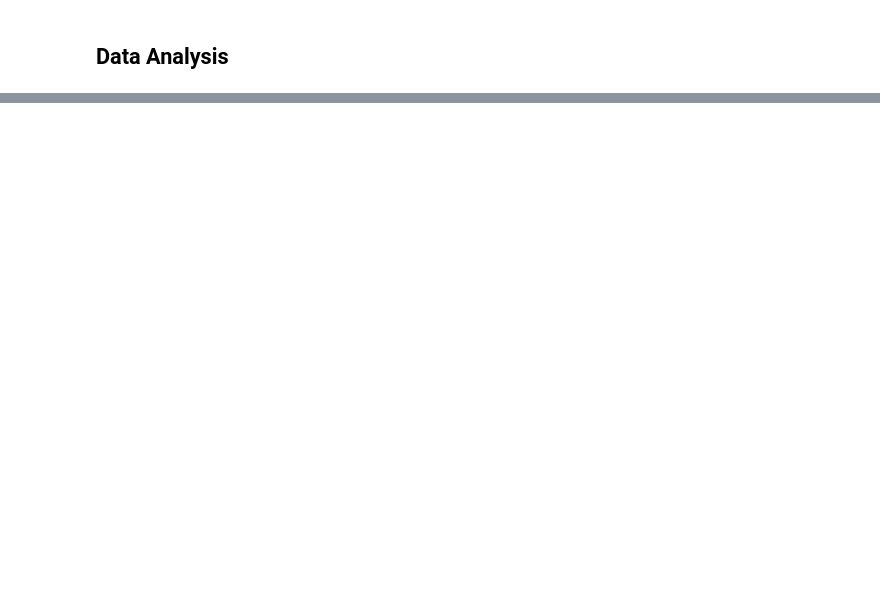
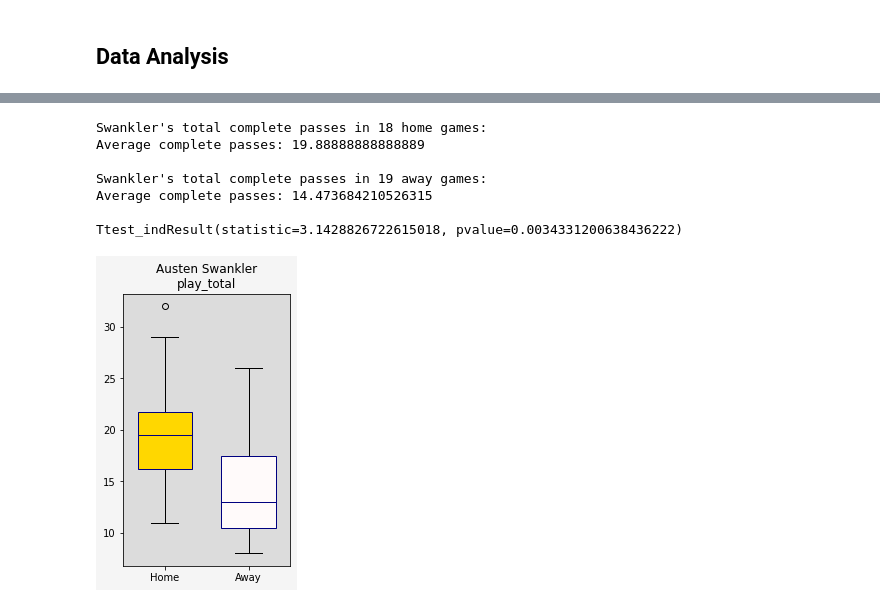
Before and after one commit to shawd420/Big-Data-Cup-2021, a Jupyter notebook: player_circadian_effect.ipynb, the cells around one changed output, grey strips where cells are left out. Drawn from its saved outputs; the diff is of its cells as text; code cells hidden in the pictures; blank space fills up the shorter version.

```diff
--- a/player_circadian_effect.ipynb
+++ b/player_circadian_effect.ipynb
@@ -214,0 +364,22 @@ df_player_avg_diff
+# %%
+stat = 'play_total'
+df_tmp = pd.DataFrame.from_dict(players['Austen Swankler'], orient='index')
+df_tmp['play_total'] = df_tmp['play_direct'] + df_tmp['play_indirect']
+print('Swankler\'s total complete passes in ' + str(len(df_tmp[df_tmp['home']==1])) + ' home games:')
+print('Average complete passes: ' + str(float(df_tmp[df_tmp['home']==1][stat].mean())))
+print()
+print('Swankler\'s total complete passes in ' + str(len(df_tmp[df_tmp['home']==0])) + ' away games:')
+print('Average complete passes: ' + str(float(df_tmp[df_tmp['home']==0][stat].mean())))
+print()
+print(ttest_ind(df_tmp[df_tmp['home']==1][stat], df_tmp[df_tmp['home']==0][stat], equal_var=False))
+fig = draw_boxplot(['play_total'], df_tmp[df_tmp['home']==1], df_tmp[df_tmp['home']==0], 'Austen Swankler')
+fig.savefig(str('output/' + stat + '_' + 'Swankler'), dpi=fig.dpi)
+# %% [output]
+Swankler's total complete passes in 18 home games:
+Average complete passes: 19.88888888888889
+
+Swankler's total complete passes in 19 away games:
+Average complete passes: 14.473684210526315
+
+Ttest_indResult(statistic=3.1428826722615018, pvalue=0.0034331200638436222)
+[figure, added]
```
Also changed, not shown: parts of 17 cells of this notebook, 3 other files.
